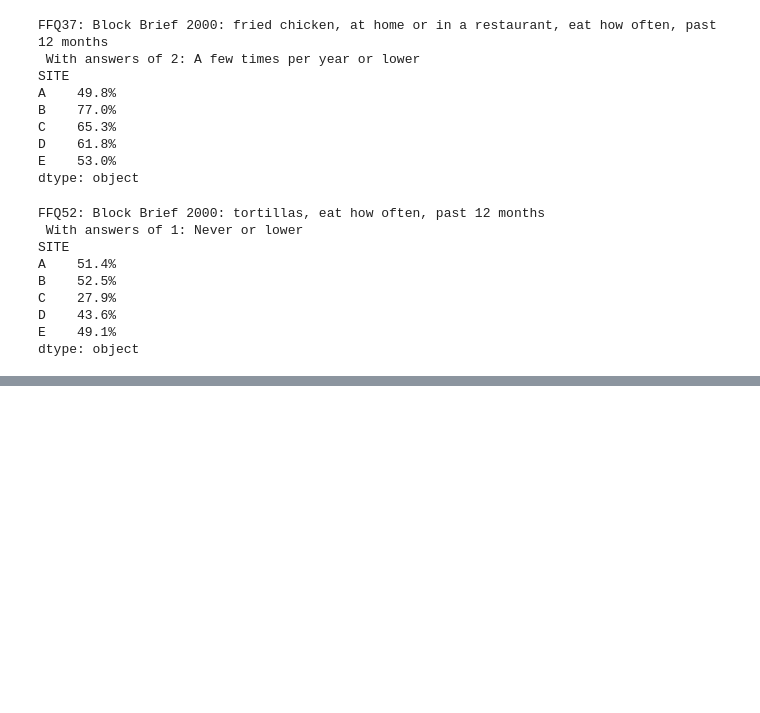
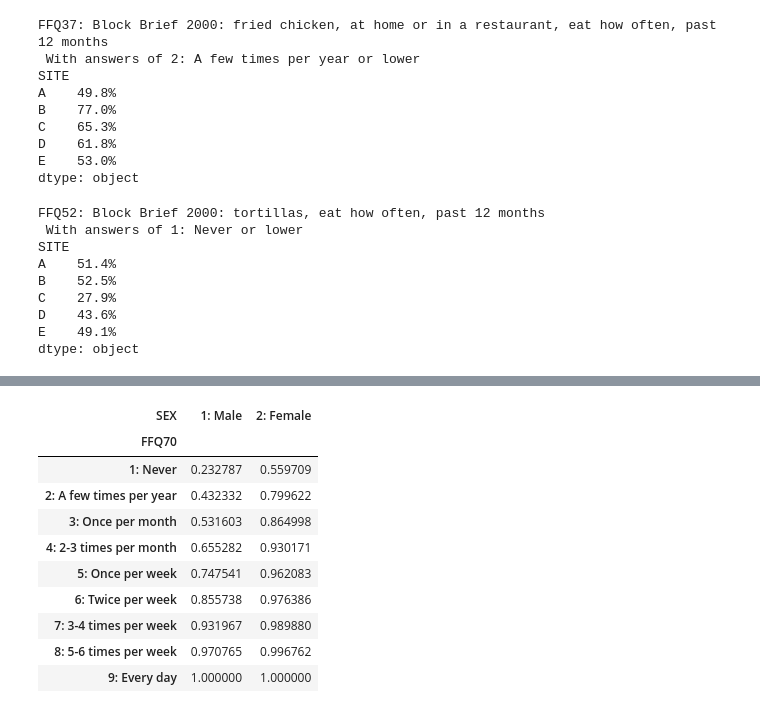
Before and after one commit to cairo-lab/xray_fingerprints, a Jupyter notebook: notebooks/Explore Target Variables.ipynb, the cells around one changed output, grey strips where cells are left out. Cells and saved outputs as stored; diff of their text form; code cells hidden in the pictures; blank space fills up the shorter version.

```diff
--- a/notebooks/Explore Target Variables.ipynb
+++ b/notebooks/Explore Target Variables.ipynb
@@ -308,0 +561,35 @@ dtype: object
+# %%
+df = barcode_site_id_df
+predictor = 'SEX'
+df = pd.concat([df[predictor], s], axis=1, join='inner')
+
+# Get the percents by predictor (index: var values, cols: site names,
+#                           val: percent of patients with that answer at that site)
+var_by_site_df = df.groupby(predictor).value_counts(normalize=True).unstack(predictor)
+var_by_site_df = var_by_site_df.sort_index()  # Critical to ensure answers are in ordinal order
+tmp = var_by_site_df.sum(axis=0) != 0.0
+var_by_site_df = var_by_site_df[tmp[tmp].index]
+
+# Row by row, add the percentages of each row until one or more cols have over 50%
+sum_list = []
+sums = pd.Series(0, index=var_by_site_df.columns)
+for answer in var_by_site_df.index:  # Indices are question answers
+    row = var_by_site_df.loc[answer]
+    sums += row
+    num_over_half = (sums > 0.50).sum()
+    sum_list.append(sums.copy(deep=True))
+
+sums_df = pd.DataFrame(sum_list, var_by_site_df.index)
+sums_df
+# %% [output]
+| SEX | 1: Male | 2: Female |
+| FFQ70 |  |  |
+| 1: Never | 0.232787 | 0.559709 |
+| 2: A few times per year | 0.432332 | 0.799622 |
+| 3: Once per month | 0.531603 | 0.864998 |
+| 4: 2-3 times per month | 0.655282 | 0.930171 |
+| 5: Once per week | 0.747541 | 0.962083 |
+| 6: Twice per week | 0.855738 | 0.976386 |
+| 7: 3-4 times per week | 0.931967 | 0.989880 |
+| 8: 5-6 times per week | 0.970765 | 0.996762 |
+| 9: Every day | 1.000000 | 1.000000 |
```
Also changed, not shown: parts of 28 cells of this notebook, 2 other files.
